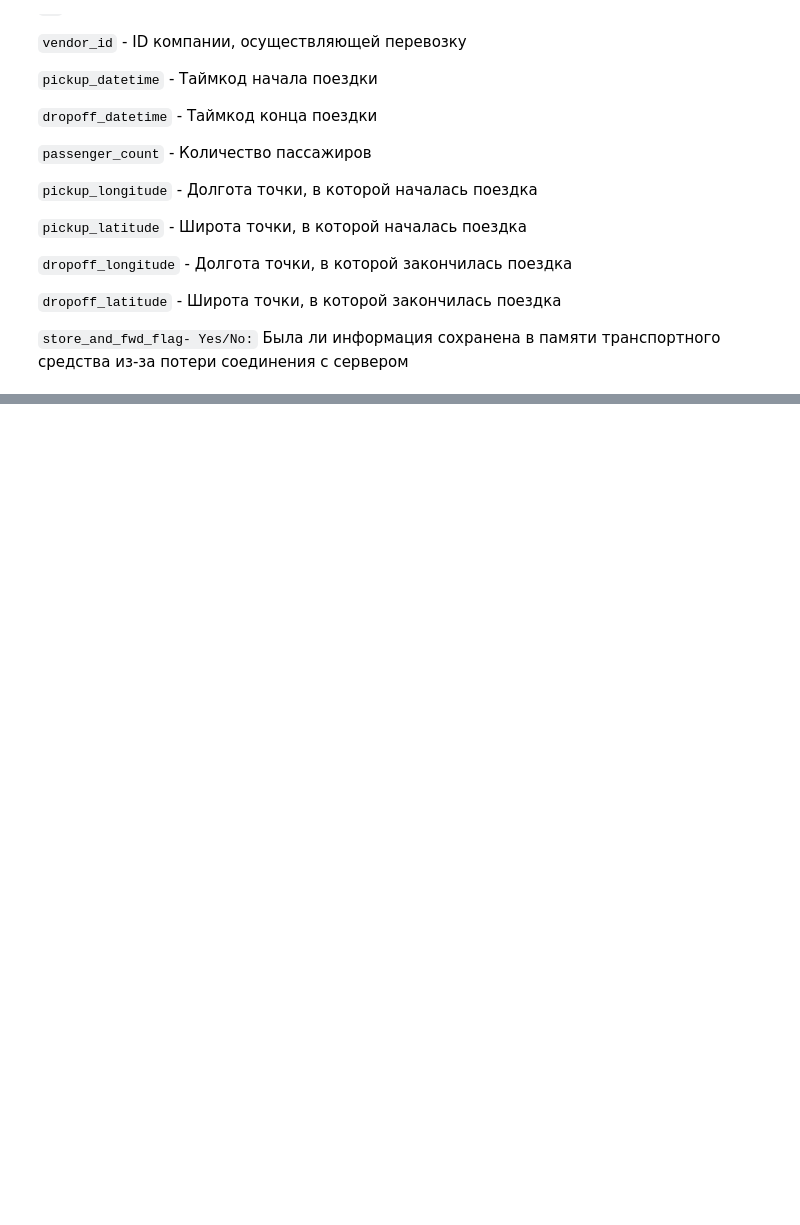
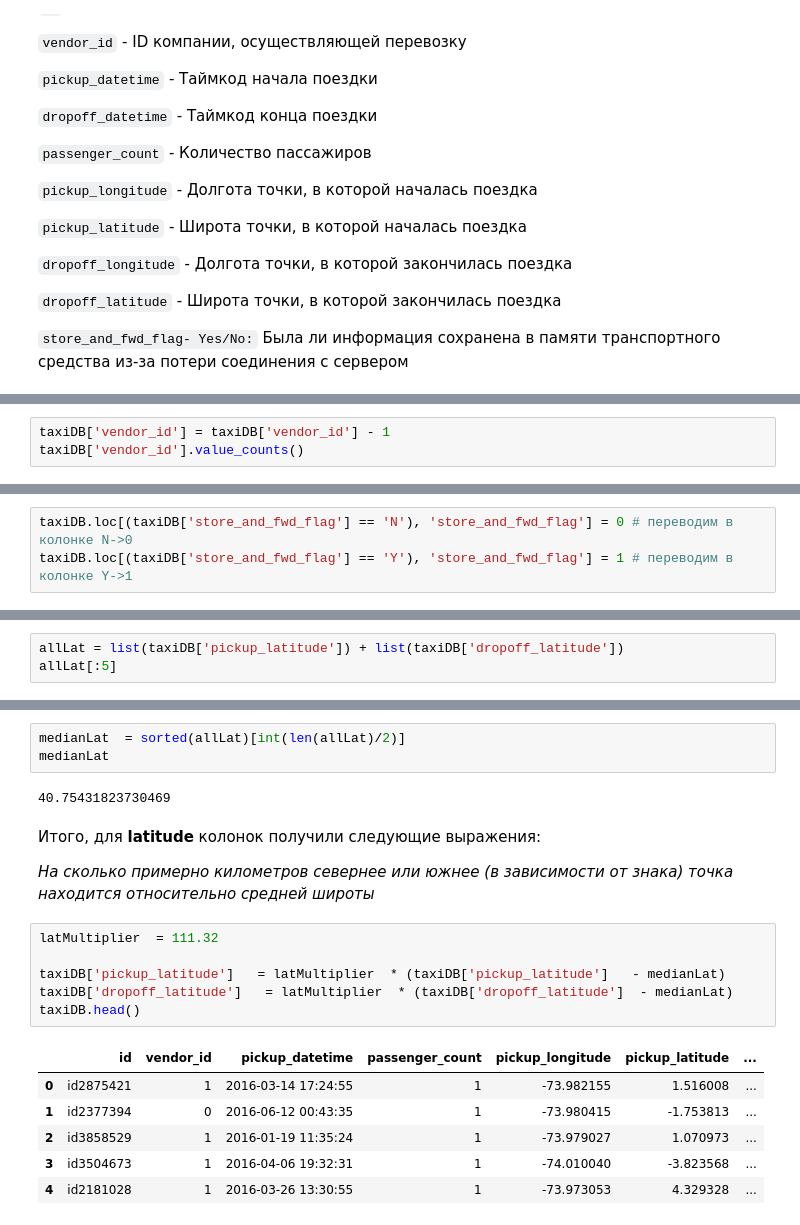
Before and after one commit to antonio-st/Start_ML, a Jupyter notebook: modul_2_Machine_Learning_and_Applications/01_Введение_в_МО_каким_оно_бывает_и_каковы_основные_компоненты/01_ML_homework/01_ML_homework.ipynb, the cells around one changed output, grey strips where cells are left out. Cells and saved outputs as stored; diff of their text form; blank space fills up the shorter version.

```diff
--- a/modul_2_Machine_Learning_and_Applications/01_Введение_в_МО_каким_оно_бывает_и_каковы_основные_компоненты/01_ML_homework/01_ML_homework.ipynb
+++ b/modul_2_Machine_Learning_and_Applications/01_Введение_в_МО_каким_оно_бывает_и_каковы_основные_компоненты/01_ML_homework/01_ML_homework.ipynb
@@ -50,0 +98,3 @@
+# %%
+taxiDB['vendor_id'] = taxiDB['vendor_id'] - 1
+taxiDB['vendor_id'].value_counts()
@@ -59,3 +115,6 @@
 
 - Выполните необходимые вычисления в ноутбуке.
 - После того, как вы изменили эти колонки, сохраните первые 10 значений полученного промежуточного датафрейма в файл в формате csv с сепаратором ;. Отправьте полученный файл в форму ниже
+# %%
+taxiDB.loc[(taxiDB['store_and_fwd_flag'] == 'N'), 'store_and_fwd_flag'] = 0 # переводим в колонке N->0
+taxiDB.loc[(taxiDB['store_and_fwd_flag'] == 'Y'), 'store_and_fwd_flag'] = 1 # переводим в колонке Y->1
@@ -61,0 +169,3 @@
+# %%
+allLat = list(taxiDB['pickup_latitude']) + list(taxiDB['dropoff_latitude'])
+allLat[:5]
@@ -61,0 +184,22 @@
+# %%
+medianLat  = sorted(allLat)[int(len(allLat)/2)]
+medianLat
+# %% [output]
+40.75431823730469
+# %% [markdown]
+Итого, для **latitude** колонок получили следующие выражения:
+
+*На сколько примерно километров севернее или южнее (в зависимости от знака) точка находится относительно средней широты*
+# %%
+latMultiplier  = 111.32
+
+taxiDB['pickup_latitude']   = latMultiplier  * (taxiDB['pickup_latitude']   - medianLat)
+taxiDB['dropoff_latitude']   = latMultiplier  * (taxiDB['dropoff_latitude']  - medianLat)
+taxiDB.head()
+# %% [output]
+|  | id | vendor_id | pickup_datetime | passenger_count | pickup_longitude | pickup_latitude | ... |
+| 0 | id2875421 | 1 | 2016-03-14 17:24:55 | 1 | -73.982155 | 1.516008 | ... |
+| 1 | id2377394 | 0 | 2016-06-12 00:43:35 | 1 | -73.980415 | -1.753813 | ... |
+| 2 | id3858529 | 1 | 2016-01-19 11:35:24 | 1 | -73.979027 | 1.070973 | ... |
+| 3 | id3504673 | 1 | 2016-04-06 19:32:31 | 1 | -74.010040 | -3.823568 | ... |
+| 4 | id2181028 | 1 | 2016-03-26 13:30:55 | 1 | -73.973053 | 4.329328 | ... |
```
Also changed, not shown: parts of 36 cells of this notebook, 2 other files.
